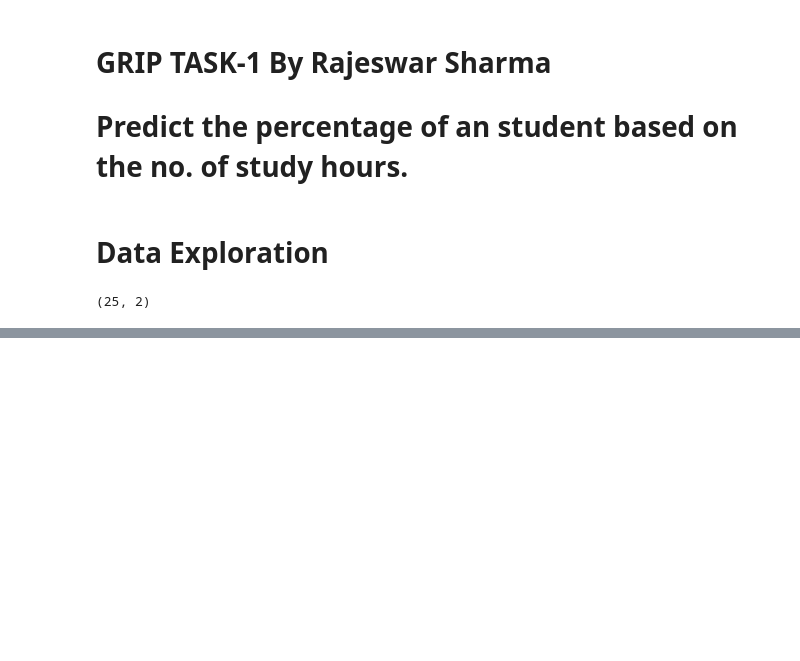
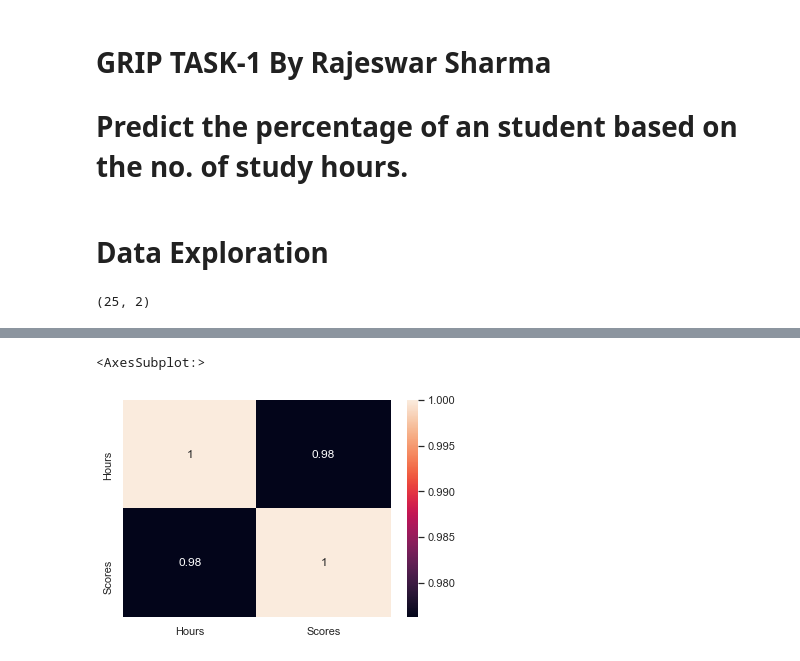
Before and after one commit to RajeswarSharma/GRIP, a Jupyter notebook: task_1/task1.ipynb, the cells around one changed output, grey strips where cells are left out. Cells and saved outputs as stored; diff of their text form; code cells hidden in the pictures; blank space fills up the shorter version.

```diff
--- a/task_1/task1.ipynb
+++ b/task_1/task1.ipynb
@@ -192,0 +94,5 @@ Predicted score of 9.25Hr of study time: 93.69173248737535
+# %%
+sns.heatmap(raw_data.corr(), annot=True)
+# %% [output]
+<AxesSubplot:>
+[figure, added]
```
Also changed, not shown: parts of 70 cells of this notebook.
